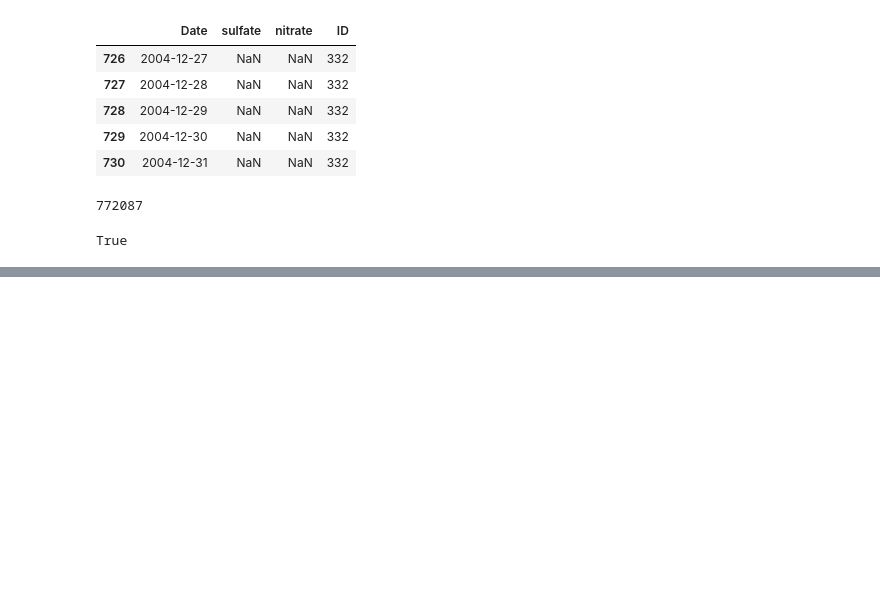
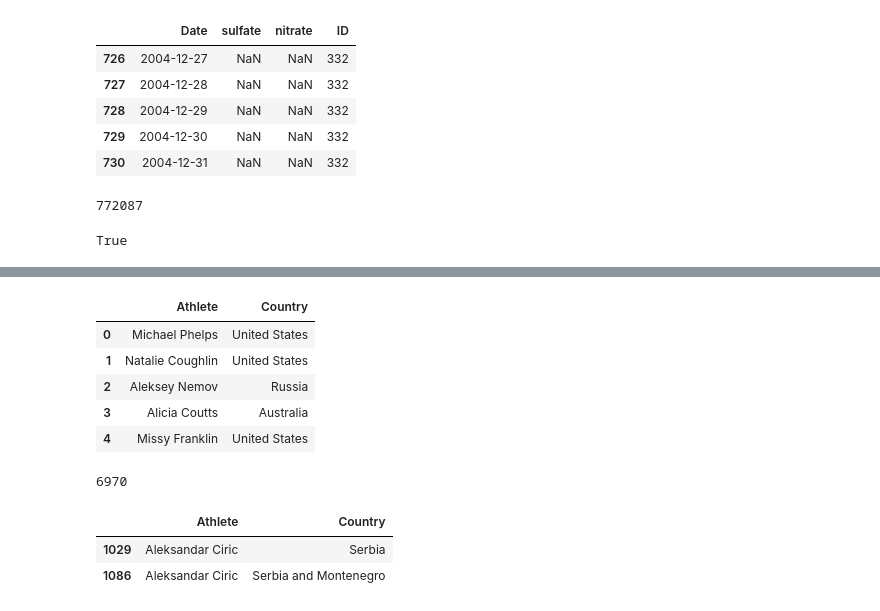
Before and after one commit to tomasvdh/python-ml-course, a Jupyter notebook: mynotebooks/T2 - 4 - Data Cleaning - Concatenación de datos.ipynb, the cells around one changed output, grey strips where cells are left out. Drawn from its saved outputs; the diff is of its cells as text; code cells hidden in the pictures; blank space fills up the shorter version.

```diff
--- a/mynotebooks/T2 - 4 - Data Cleaning - Concatenación de datos.ipynb
+++ b/mynotebooks/T2 - 4 - Data Cleaning - Concatenación de datos.ipynb
@@ -198,0 +226,21 @@ True
+# %%
+data_country = pd.read_csv(filepath+"Athelete_Country_Map.csv", encoding="ISO-8859-1")
+# %%
+data_country.head()
+# %% [output]
+|  | Athlete | Country |
+| 0 | Michael Phelps | United States |
+| 1 | Natalie Coughlin | United States |
+| 2 | Aleksey Nemov | Russia |
+| 3 | Alicia Coutts | Australia |
+| 4 | Missy Franklin | United States |
+# %%
+len(data_country)
+# %% [output]
+6970
+# %%
+data_country[data_country["Athlete"] == "Aleksandar Ciric"]
+# %% [output]
+|  | Athlete | Country |
+| 1029 | Aleksandar Ciric | Serbia |
+| 1086 | Aleksandar Ciric | Serbia and Montenegro |
```
Also changed, not shown: parts of 12 cells of this notebook.
